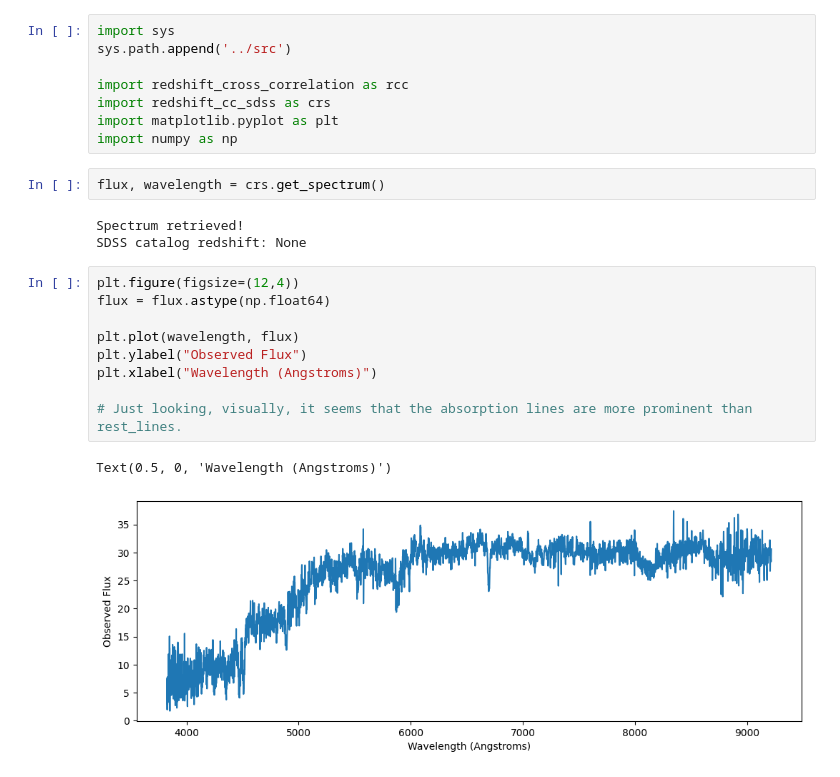
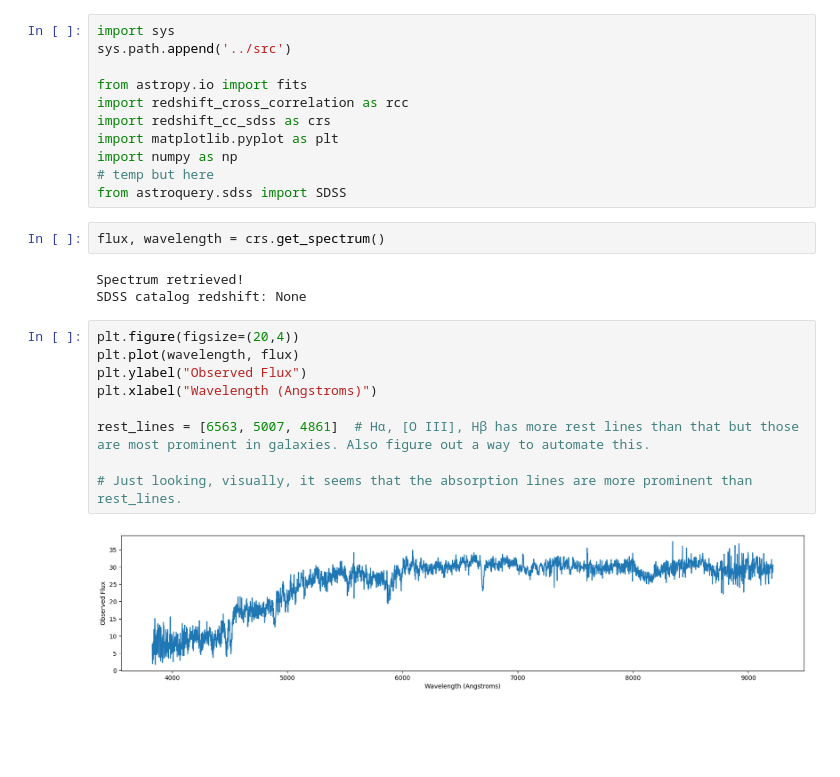
Before and after one commit to ripRoot/Redshift, a Jupyter notebook: redshift_notebooks/redshift_cross_correlation_simulation.ipynb, the cells around one changed output. Drawn from its saved outputs; the diff is of its cells as text; blank space fills up the shorter version.

```diff
--- a/redshift_notebooks/redshift_cross_correlation_simulation.ipynb
+++ b/redshift_notebooks/redshift_cross_correlation_simulation.ipynb
@@ -2,24 +2,26 @@
 import sys
 sys.path.append('../src')
 
+from astropy.io import fits
 import redshift_cross_correlation as rcc
 import redshift_cc_sdss as crs
 import matplotlib.pyplot as plt
 import numpy as np
+# temp but here
+from astroquery.sdss import SDSS
 # %%
 flux, wavelength = crs.get_spectrum()
 # %% [output]
 Spectrum retrieved!
 SDSS catalog redshift: None
 # %%
-plt.figure(figsize=(12,4))
-flux = flux.astype(np.float64)
-
+plt.figure(figsize=(20,4))
 plt.plot(wavelength, flux)
 plt.ylabel("Observed Flux")
 plt.xlabel("Wavelength (Angstroms)")
 
+rest_lines = [6563, 5007, 4861]  # Hα, [O III], Hβ has more rest lines than that but those are most prominent in galaxies. Also figure out a way to automate this.
+
 # Just looking, visually, it seems that the absorption lines are more prominent than rest_lines.
 # %% [output]
-Text(0.5, 0, 'Wavelength (Angstroms)')
-[figure, old version]
+[figure, new version]
```
Also changed, not shown: parts of 5 cells of this notebook, 38 other files.
